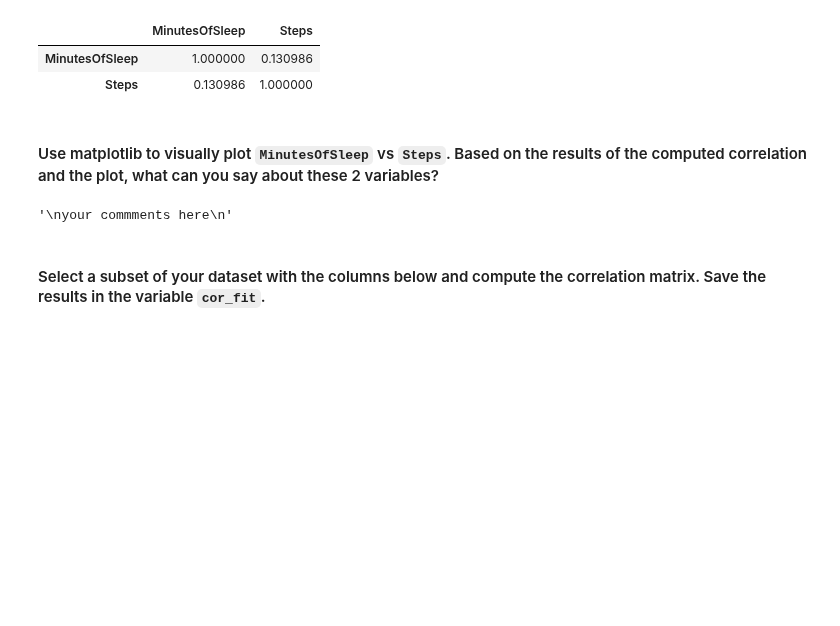
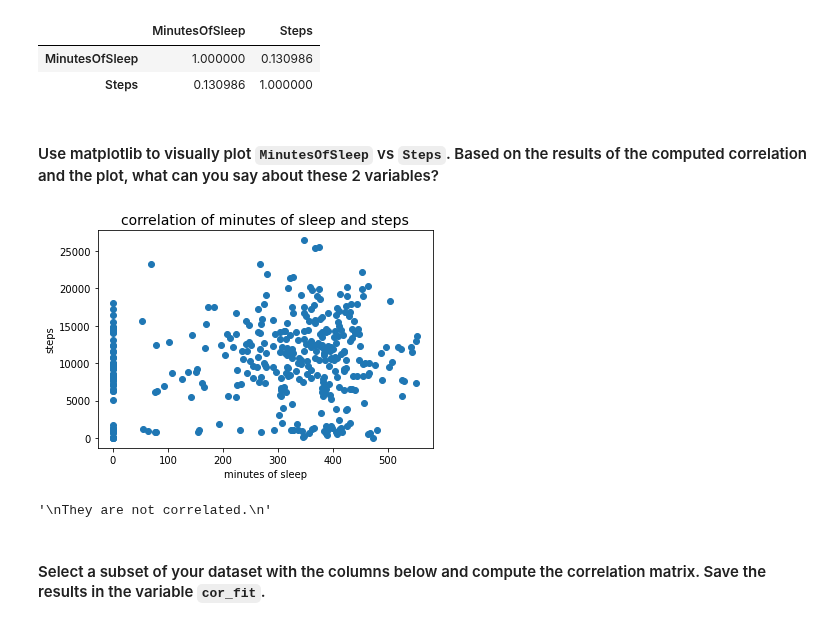
Before and after one commit to paoloironhack/data_analytics062020, a Jupyter notebook: labs/module_2/22_Pivot-Table-Correlation/your_code/main.ipynb, the cells around one changed output. Cells and saved outputs as stored; diff of their text form; code cells hidden in the pictures; blank space fills up the shorter version.

```diff
--- a/labs/module_2/22_Pivot-Table-Correlation/your_code/main.ipynb
+++ b/labs/module_2/22_Pivot-Table-Correlation/your_code/main.ipynb
@@ -285,9 +283,18 @@ fitbit[['MinutesOfSleep', 'Steps']].corr()
-# %%
-"""
-your commments here
-"""
-# %% [output]
-'\nyour commments here\n'
+# %%
+# your code here
+plt.scatter(fitbit['MinutesOfSleep'], fitbit['Steps'])
+plt.title('correlation of minutes of sleep and steps', fontsize = 14)
+plt.xlabel('minutes of sleep')
+plt.ylabel('steps')
+plt.show()
+# %% [output]
+[figure, added]
+# %%
+"""
+They are not correlated.
+"""
+# %% [output]
+'\nThey are not correlated.\n'
 # %% [markdown]
 #### Select a subset of your dataset with the columns below and compute the correlation matrix. Save the results in the variable `cor_fit`.
 # %%
```
Also changed, not shown: parts of 21 cells of this notebook, 5 other files.
